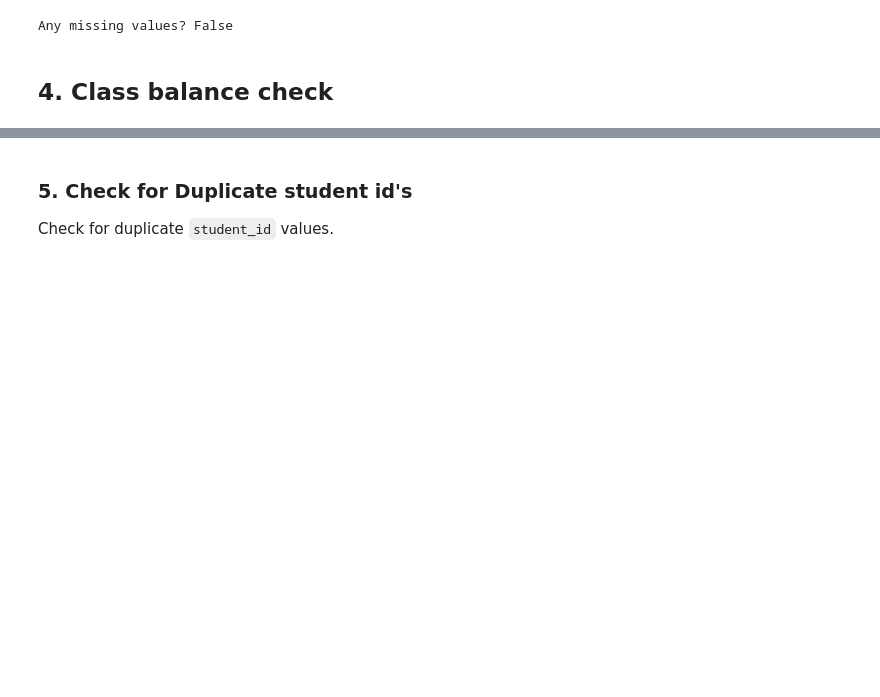
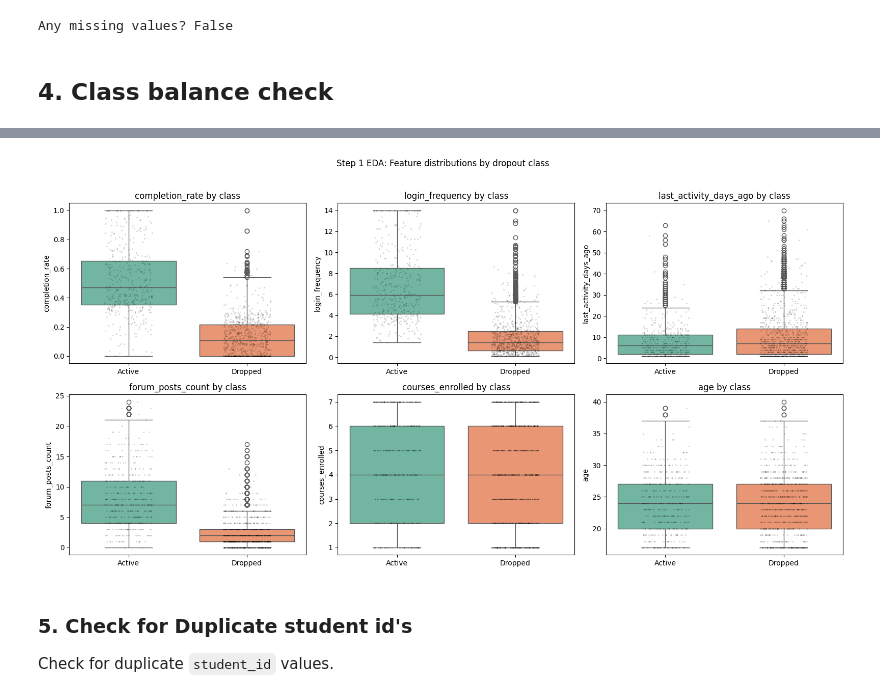
Before and after one commit to ctamburrino/student_dropout_predictor, a Jupyter notebook: Final Project.ipynb, the cells around one changed output, grey strips where cells are left out. Cells and saved outputs as stored; diff of their text form; code cells hidden in the pictures; blank space fills up the shorter version.

Commit message:
Added feature distributions by class

```diff
--- a/Final Project.ipynb
+++ b/Final Project.ipynb
@@ -174,3 +200,40 @@ Name: count, dtype: int64
+# %%
+# Feature-by-class visuals (classification-friendly alternative to target scatter)
+plot_df = student_df.copy()
+plot_df["status"] = plot_df["label"].map({0: "Active", 1: "Dropped"})
+
+features_to_plot = [
+    "completion_rate",
+    "login_frequency",
+    "last_activity_days_ago",
+    "forum_posts_count",
+    "courses_enrolled",
+    "age",
+]
+
+fig, axes = plt.subplots(2, 3, figsize=(16, 8))
+axes = axes.ravel()
+
+for ax, feature in zip(axes, features_to_plot):
+    sns.boxplot(data=plot_df, x="status", y=feature, ax=ax, hue="status", palette="Set2", legend=False)
+    sns.stripplot(
+        data=plot_df.sample(min(1200, len(plot_df)), random_state=42),
+        x="status",
+        y=feature,
+        ax=ax,
+        color="black",
+        alpha=0.18,
+        size=2,
+        jitter=0.2,
+    )
+    ax.set_title(f"{feature} by class")
+    ax.set_xlabel("")
+
+plt.suptitle("EDA: Feature distributions by dropout class", y=1.02)
+plt.tight_layout()
+plt.show()
+# %% [output]
+[figure, added]
 # %% [markdown]
 ### 5. Check for Duplicate student id's
 
```
Also changed, not shown: parts of 4 cells of this notebook.
